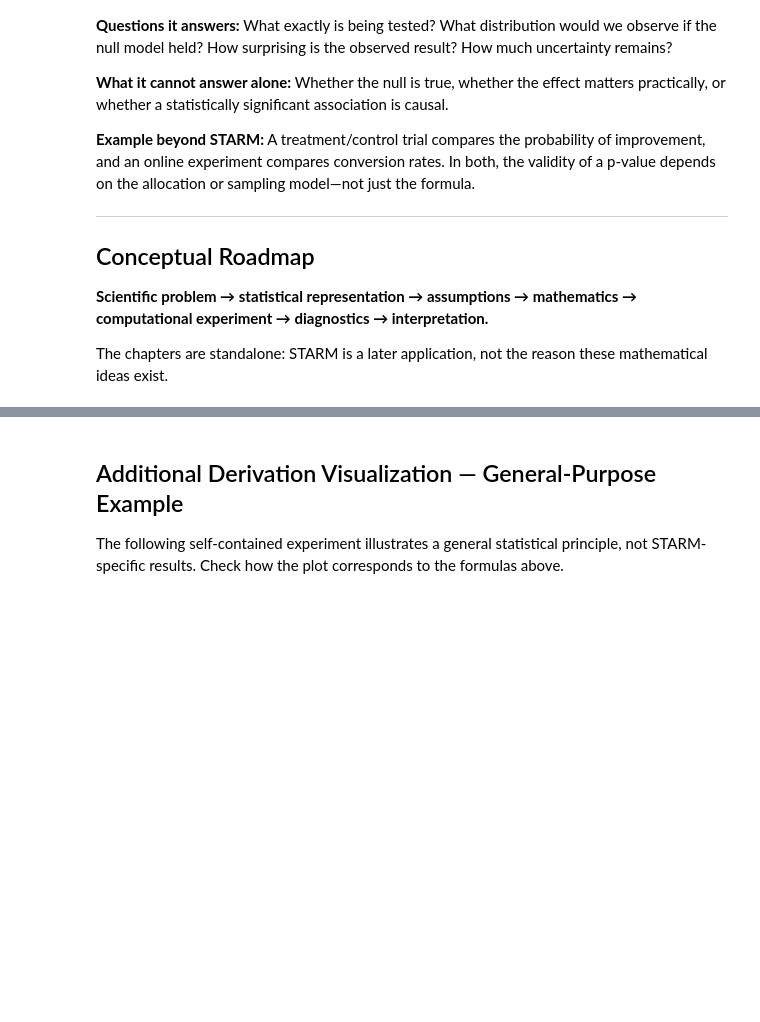
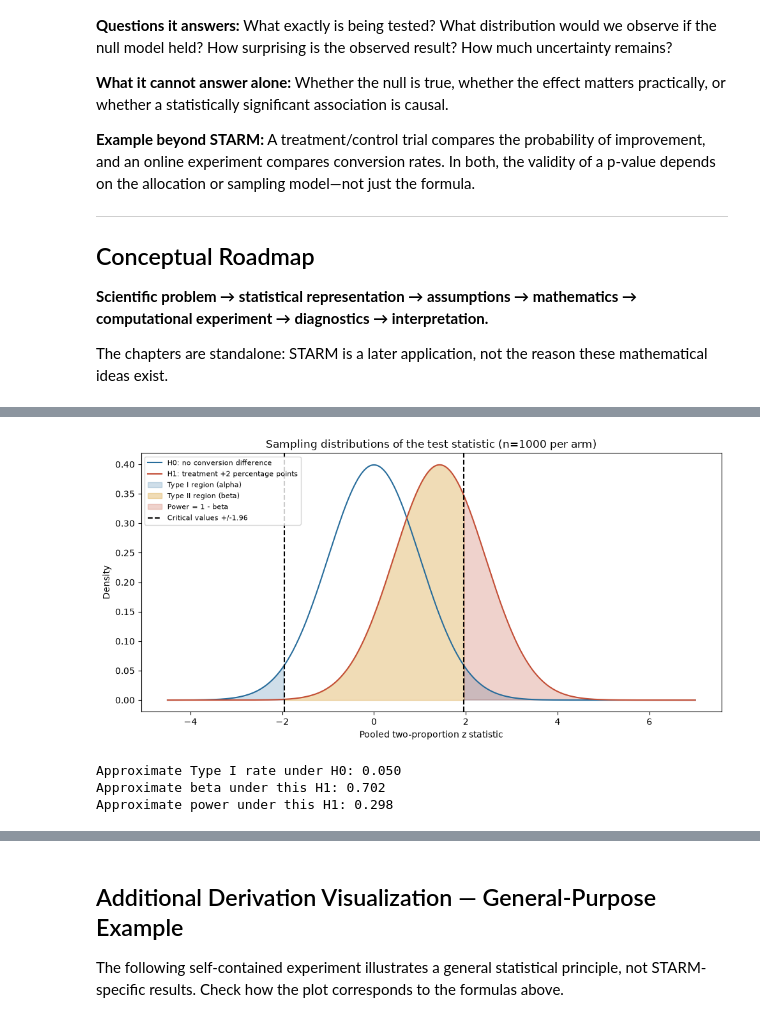
Before and after one commit to gisyaliny/math, a Jupyter notebook: docs/Spatial-statistics/Chapter_B_statistical_hypothesis_testing.ipynb, the cells around one changed output, grey strips where cells are left out. Drawn from its saved outputs; the diff is of its cells as text; code cells hidden in the pictures; blank space fills up the shorter version.

```diff
--- a/docs/Spatial-statistics/Chapter_B_statistical_hypothesis_testing.ipynb
+++ b/docs/Spatial-statistics/Chapter_B_statistical_hypothesis_testing.ipynb
@@ -58,0 +136,48 @@ Before running code, write down which observations are assumed independent or ex
+# %%
+import numpy as np
+import matplotlib.pyplot as plt
+from scipy.stats import norm
+
+alpha = 0.05
+control_rate = 0.10
+treatment_rate = 0.12
+sample_size_per_arm = 1000
+pooled_rate_under_null = (control_rate + treatment_rate) / 2
+null_standard_error = np.sqrt(
+    pooled_rate_under_null * (1 - pooled_rate_under_null) * 2 / sample_size_per_arm
+)
+alternative_standard_error = np.sqrt(
+    control_rate * (1 - control_rate) / sample_size_per_arm
+    + treatment_rate * (1 - treatment_rate) / sample_size_per_arm
+)
+critical_value = norm.ppf(1 - alpha / 2)
+alternative_mean_z = (treatment_rate - control_rate) / null_standard_error
+alternative_sd_z = alternative_standard_error / null_standard_error
+z_values = np.linspace(-4.5, 7, 1000)
+null_density = norm.pdf(z_values)
+alternative_density = norm.pdf(
+    z_values, loc=alternative_mean_z, scale=alternative_sd_z
+)
+
+fig, ax = plt.subplots(figsize=(10, 5))
+ax.plot(z_values, null_density, color="#276c9b", label="H0: no conversion difference")
+ax.plot(z_values, alternative_density, color="#c34e36", label="H1: treatment +2 percentage points")
+ax.fill_between(z_values, 0, null_density, where=np.abs(z_values) >= critical_value, color="#276c9b", alpha=0.22, label="Type I region (alpha)")
+ax.fill_between(z_values, 0, alternative_density, where=np.abs(z_values) < critical_value, color="#d9a441", alpha=0.38, label="Type II region (beta)")
+ax.fill_between(z_values, 0, alternative_density, where=np.abs(z_values) >= critical_value, color="#c34e36", alpha=0.25, label="Power = 1 - beta")
+ax.axvline(-critical_value, color="black", linestyle="--")
+ax.axvline(critical_value, color="black", linestyle="--", label=f"Critical values +/-{critical_value:.2f}")
+ax.set(title=f"Sampling distributions of the test statistic (n={sample_size_per_arm} per arm)", xlabel="Pooled two-proportion z statistic", ylabel="Density")
+ax.legend(loc="upper left", fontsize=8)
+fig.tight_layout()
+plt.show()
+
+approximate_power = norm.cdf(-critical_value, loc=alternative_mean_z, scale=alternative_sd_z) + norm.sf(critical_value, loc=alternative_mean_z, scale=alternative_sd_z)
+print(f"Approximate Type I rate under H0: {2 * norm.sf(critical_value):.3f}")
+print(f"Approximate beta under this H1: {1 - approximate_power:.3f}")
+print(f"Approximate power under this H1: {approximate_power:.3f}")
+# %% [output]
+[figure, added]
+Approximate Type I rate under H0: 0.050
+Approximate beta under this H1: 0.702
+Approximate power under this H1: 0.298
```
Also changed, not shown: parts of 7 cells of this notebook, 3 other files.
